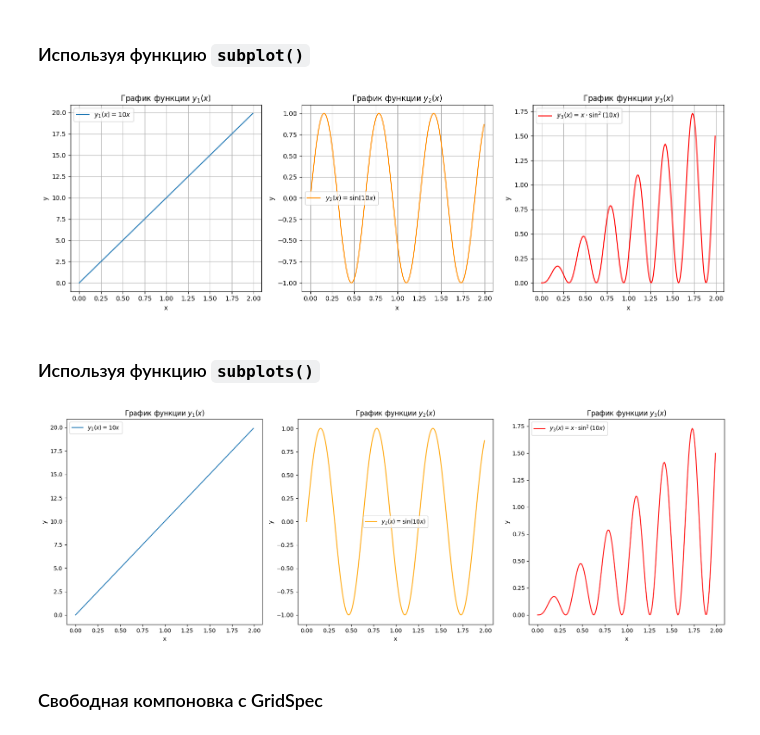
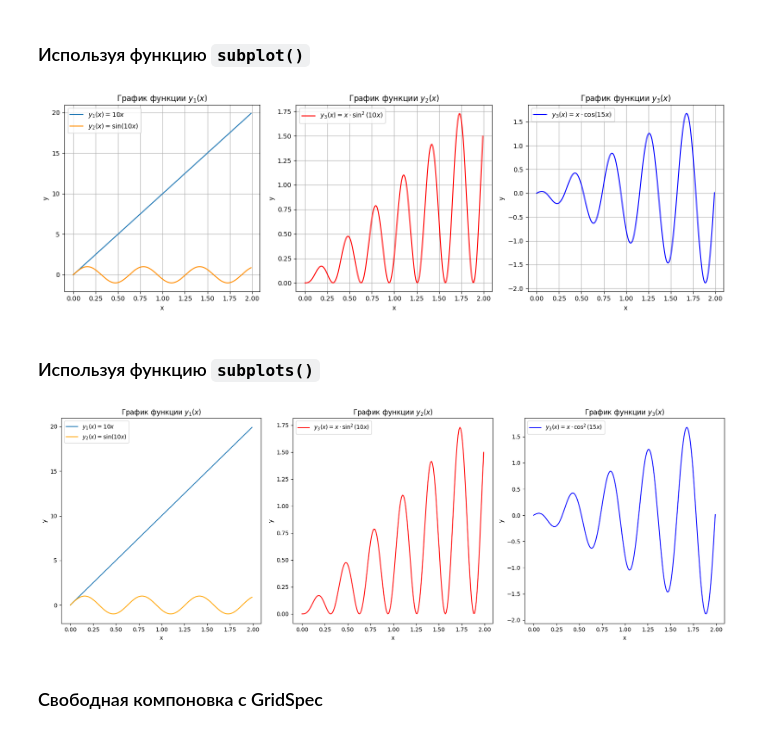
Before and after one commit to raflyaulya/Nasution932101_Lab1_DataVisualization, a Jupyter notebook: zadanie1_2_3.ipynb, the cells around one changed output. Drawn from its saved outputs; the diff is of its cells as text; code cells hidden in the pictures.

```diff
--- a/zadanie1_2_3.ipynb
+++ b/zadanie1_2_3.ipynb
@@ -78,6 +82,10 @@ def func2(x):
 def func3(x):
     return x* np.sin(10*x ) **2
 
+def func4(x):
+    return x* np.cos(15*x)
+
+
 
 # создание массива значений х
 x_values = np.arange(0, 2, .01)
@@ -86,6 +94,7 @@ x_values = np.arange(0, 2, .01)
 y_values_1 = func1(x_values)
 y_values_2 = func2(x_values)
 y_values_3 = func3(x_values)
+y_values_4 = func4(x_values)
 
 
 # построение графиков в разделенных окнах
@@ -94,6 +103,7 @@ plt.figure(figsize=(15, 5))
 # График 1
 plt.subplot(1, 3, 1)
 plt.plot(x_values, y_values_1, label='$y_1(x) = 10x$')
+plt.plot(x_values, y_values_2, label='$y_2(x) = \sin(10x)$', color='darkorange')
 plt.title('График функции $y_1(x)$')
 plt.xlabel('x')
 plt.ylabel('y')
@@ -102,8 +112,8 @@ plt.grid(True)
 
 # График 2
 plt.subplot(1, 3, 2)
-plt.plot(x_values, y_values_2, label='$y_2(x) = \sin(10x)$', color='darkorange')
 plt.title('График функции $y_2(x)$')
+plt.plot(x_values, y_values_3, label='$y_3(x) = x \cdot \sin^2(10x)$', color='red')
 plt.xlabel('x')
 plt.ylabel('y')
 plt.legend()
@@ -111,7 +121,7 @@ plt.grid(True)
 
 # График 3
 plt.subplot(1, 3, 3)
-plt.plot(x_values, y_values_3, label='$y_3(x) = x \cdot \sin^2(10x)$', color='red')
+plt.plot(x_values, y_values_4, label='$y_3(x) = x \cdot \cos(15x)$', color='blue')
 plt.title('График функции $y_3(x)$')
 plt.xlabel('x')
 plt.ylabel('y')
@@ -121,7 +131,7 @@ plt.grid(True)
 plt.tight_layout()
 plt.show()
 # %% [output]
-[figure, old version]
+[figure, new version]
 # %% [markdown]
 ### Используя функцию `subplots()`
 # %%
@@ -134,42 +144,49 @@ def func2(x):
 def func3(x):
     return x * np.sin(10 * x) ** 2
 
+def func4(x):
+    return x* np.cos(15*x)
+
+
+
 # Создание массива значений x
 x_values = np.arange(0, 2, 0.01)
 
 # Вычисление значений y для каждой функции
 y_values_1 = func1(x_values)
 y_values_2 = func2(x_values)
 y_values_3 = func3(x_values)
+y_values_4 = func4(x_values)
 
 # Построение графиков в разделенных окнах
 fig, axs = plt.subplots(1, 3, figsize=(17, 6))
 
 # График 1
 axs[0].plot(x_values, y_values_1, label='$y_1(x) = 10x$')
+axs[0].plot(x_values, y_values_2, label='$y_2(x) = \sin(10x)$', color='orange')
 axs[0].set_title('График функции $y_1(x)$')
 axs[0].set_xlabel('x')
 axs[0].set_ylabel('y')
 axs[0].legend()
 
 # График 2
-axs[1].plot(x_values, y_values_2, label='$y_2(x) = \sin(10x)$', color='orange')
+axs[1].plot(x_values, y_values_3, label='$y_3(x) = x \cdot \sin^2(10x)$', color='red')
 axs[1].set_title('График функции $y_2(x)$')
 axs[1].set_xlabel('x')
 axs[1].set_ylabel('y')
 axs[1].legend()
 
 # График 3
-axs[2].plot(x_values, y_values_3, label='$y_3(x) = x \cdot \sin^2(10x)$', color='red')
+axs[2].plot(x_values, y_values_4, label='$y_3(x) = x \cdot \cos^2(15x)$', color='blue')
 axs[2].set_title('График функции $y_3(x)$')
 axs[2].set_xlabel('x')
 axs[2].set_ylabel('y')
 axs[2].legend()
 
 plt.tight_layout()
 plt.show()
 # %% [output]
-[figure, old version]
+[figure, new version]
 # %% [markdown]
 ### Свободная компоновка с GridSpec
 # %%
```
Also changed, not shown: parts of 2 cells of this notebook.
